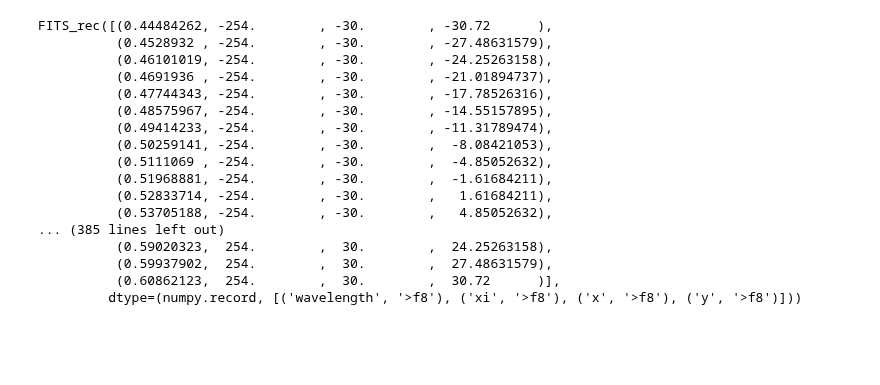
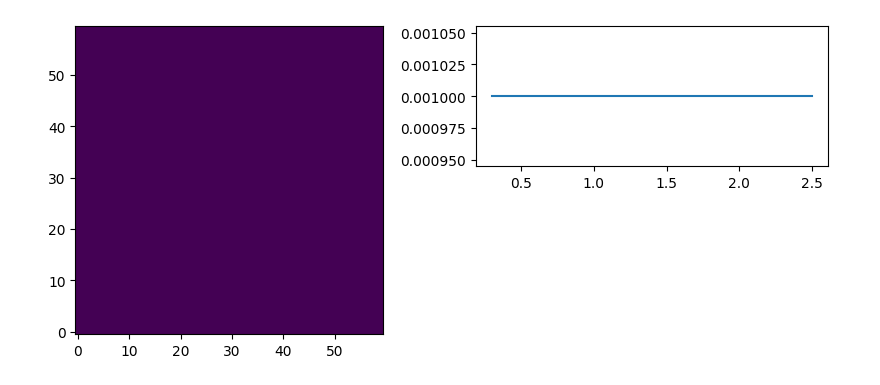
Before and after one commit to CaltechOpticalObservatories/zs-scopesim, a Jupyter notebook: notebooks/playground_zshooter.ipynb, the cells around one changed output. Drawn from its saved outputs; the diff is of its cells as text; code cells hidden in the pictures; blank space fills up the shorter version.

```diff
--- a/notebooks/playground_zshooter.ipynb
+++ b/notebooks/playground_zshooter.ipynb
@@ -8,11 +25,11 @@ import scopesim_templates as sim_tp
 # %%
-## Set up ZShooter
+def plot_source(source):
+    wave = np.linspace(0.3, 2.5, 1001) * u.um
+    plt.figure(figsize=(10,4))
+    plt.subplot(1,2,1)
+    plt.imshow(source.fields[0].data, origin="lower")
+    plt.subplot(2,2,2)
+    plt.plot(wave, source.spectra[0](wave))
 
-cmd = sim.UserCommands(use_instrument="ZShooter", set_modes=["SPEC"])
-zs = sim.OpticalTrain(cmd)
-
-wave = np.linspace(0.4, 1.5, 1001) * u.um
-gal = sim_tp.extragalactic.galaxies.spiral_two_component(extent=200*u.arcsec, fluxes=(15, 15)*u.mag)
-gal.shift(dy=-30*0.004)
-
-zs.observe(gal, update=True)
+# gal = sim_tp.extragalactic.galaxies.spiral_two_component(extent=200*u.arcsec, fluxes=(15, 15)*u.mag)
+# gal.shift(dy=-30*0.004)
@@ -111,20 +36,14 @@ FITS_rec([(0.55989152, -254.        , -30.        , -30.72      ),
-# %%
-hdu[4].data
-# %% [output]
-FITS_rec([(0.44484262, -254.        , -30.        , -30.72      ),
-          (0.4528932 , -254.        , -30.        , -27.48631579),
-          (0.46101019, -254.        , -30.        , -24.25263158),
-          (0.4691936 , -254.        , -30.        , -21.01894737),
-          (0.47744343, -254.        , -30.        , -17.78526316),
-          (0.48575967, -254.        , -30.        , -14.55157895),
-          (0.49414233, -254.        , -30.        , -11.31789474),
-          (0.50259141, -254.        , -30.        ,  -8.08421053),
-          (0.5111069 , -254.        , -30.        ,  -4.85052632),
-          (0.51968881, -254.        , -30.        ,  -1.61684211),
-          (0.52833714, -254.        , -30.        ,   1.61684211),
-          (0.53705188, -254.        , -30.        ,   4.85052632),
-... (385 lines left out)
-          (0.59020323,  254.        ,  30.        ,  24.25263158),
-          (0.59937902,  254.        ,  30.        ,  27.48631579),
-          (0.60862123,  254.        ,  30.        ,  30.72      )],
-         dtype=(numpy.record, [('wavelength', '>f8'), ('xi', '>f8'), ('x', '>f8'), ('y', '>f8')]))
+# %%
+## Set up ZShooter
+
+cmd = sim.UserCommands(use_instrument="ZShooter", set_modes=["SPEC"])
+zs = sim.OpticalTrain(cmd)
+
+waves = np.geomspace(100,350000,50000)
+sp = sim.source.source_templates.ConstFlux1D(amplitude=1e-3)
+flatsp = sim.source.source_templates.SourceSpectrum(sim.source.source_templates.Empirical1D, points=waves, lookup_table=sp(waves))
+# flatsp = sim.source.source_templates.ab_spectrum(10)
+flat = sim.source.source_templates.uniform_source(flatsp, extent=60)
+plot_source(flat)
+# %% [output]
+[figure, added]
```
Also changed, not shown: parts of 18 cells of this notebook, 21 other files.
